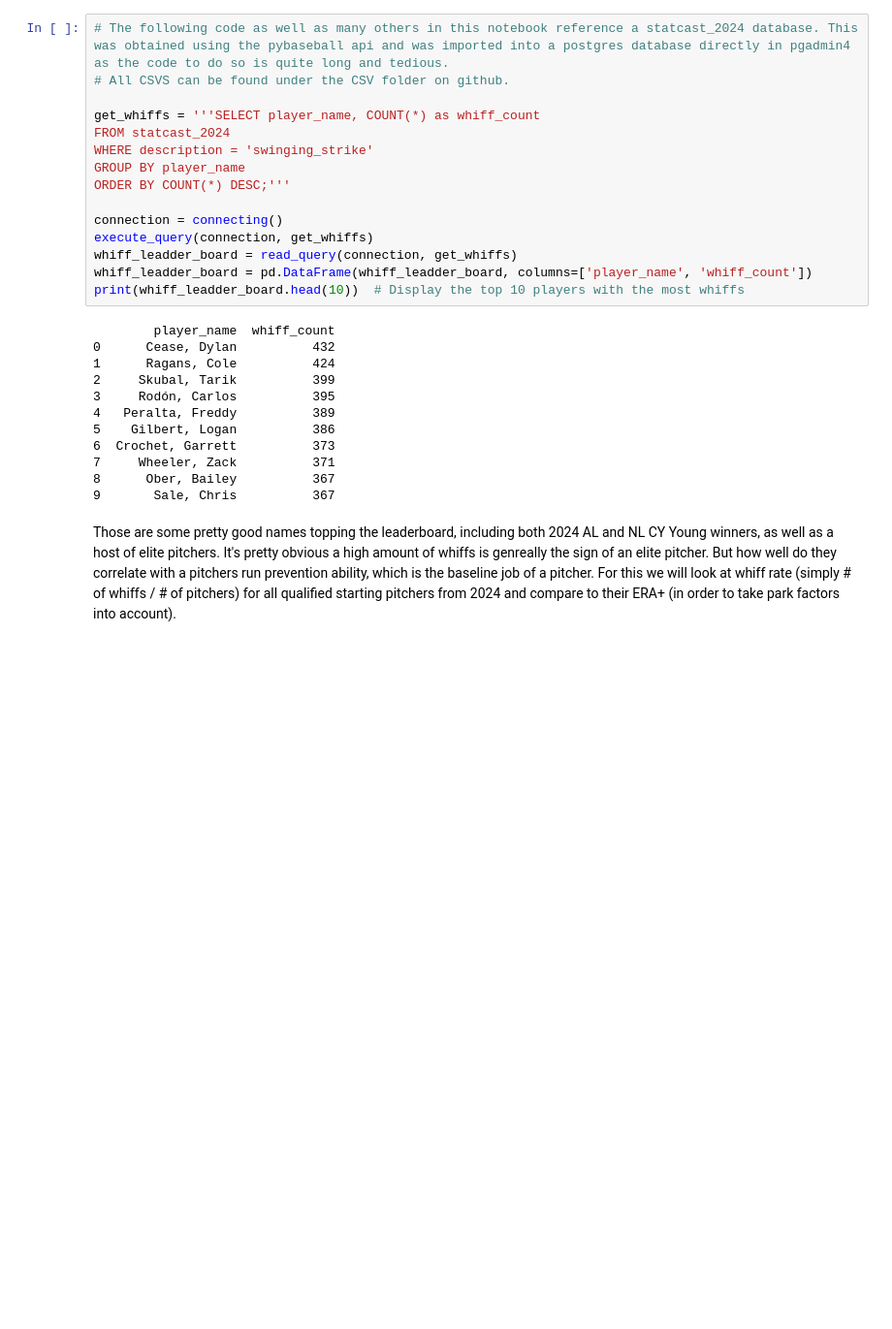
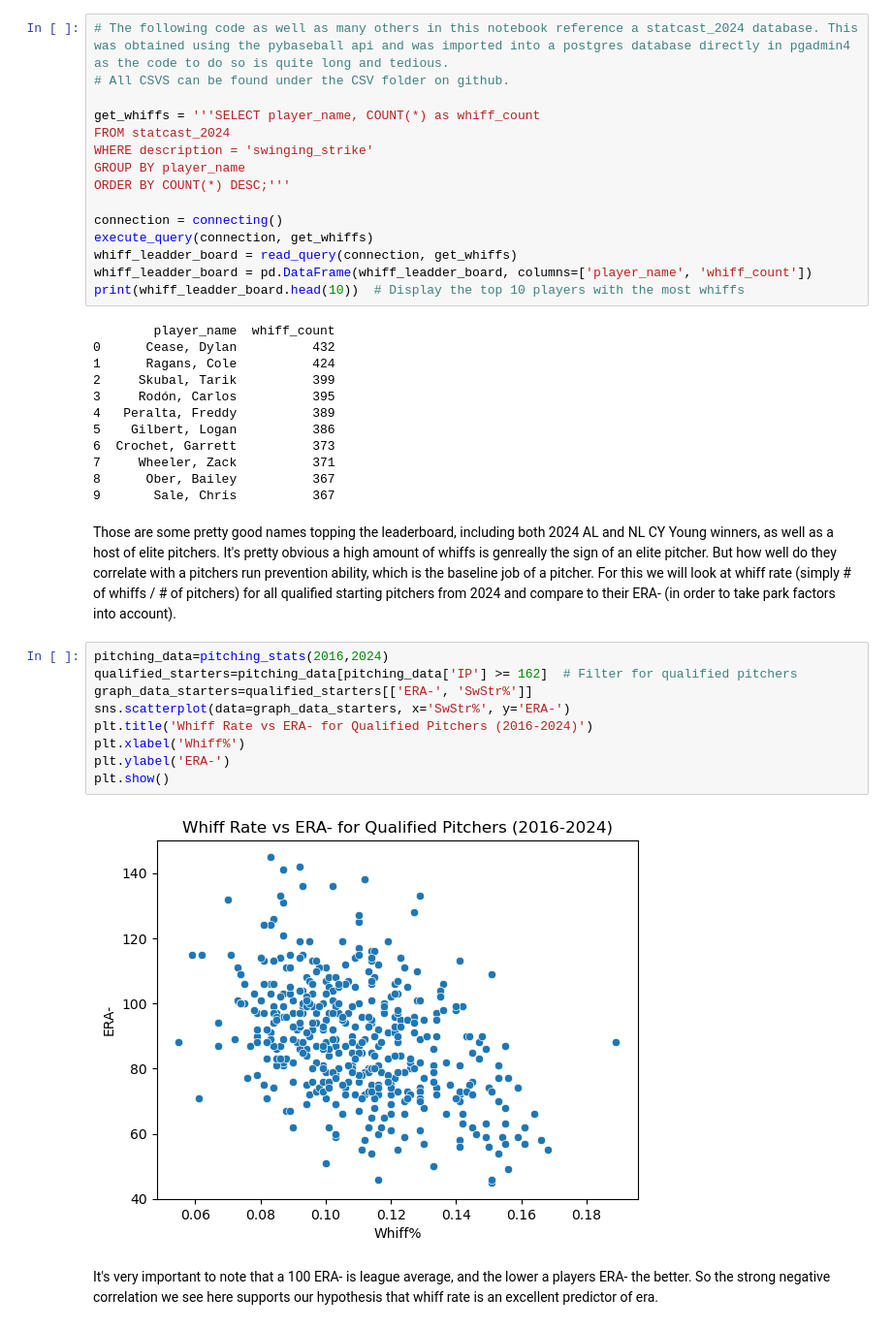
Before and after one commit to Ngilbert0807/Whiff-Analysis, a Jupyter notebook: Main Code/Report.ipynb, the cells around one changed output. Shown at 97% size. Cells and saved outputs as stored; diff of their text form; blank space fills up the shorter version.

```diff
--- a/Main Code/Report.ipynb
+++ b/Main Code/Report.ipynb
@@ -79,4 +80,17 @@ print(whiff_leadder_board.head(10))  # Display the top 10 players with the most
 8      Ober, Bailey          367
 9       Sale, Chris          367
 # %% [markdown]
-Those are some pretty good names topping the leaderboard, including both 2024 AL and NL CY Young winners, as well as a host of elite pitchers. It's pretty obvious a high amount of whiffs is genreally the sign of an elite pitcher. But how well do they correlate with a pitchers run prevention ability, which is the baseline job of a pitcher. For this we will look at whiff rate (simply # of whiffs / # of pitchers) for all qualified  starting pitchers from 2024 and compare to their ERA+ (in order to take park factors into account).
+Those are some pretty good names topping the leaderboard, including both 2024 AL and NL CY Young winners, as well as a host of elite pitchers. It's pretty obvious a high amount of whiffs is genreally the sign of an elite pitcher. But how well do they correlate with a pitchers run prevention ability, which is the baseline job of a pitcher. For this we will look at whiff rate (simply # of whiffs / # of pitchers) for all qualified  starting pitchers from 2024 and compare to their ERA- (in order to take park factors into account).
+# %%
+pitching_data=pitching_stats(2016,2024)
+qualified_starters=pitching_data[pitching_data['IP'] >= 162]  # Filter for qualified pitchers
+graph_data_starters=qualified_starters[['ERA-', 'SwStr%']]
+sns.scatterplot(data=graph_data_starters, x='SwStr%', y='ERA-')
+plt.title('Whiff Rate vs ERA- for Qualified Pitchers (2016-2024)')
+plt.xlabel('Whiff%')
+plt.ylabel('ERA-')
+plt.show()
+# %% [output]
+[figure, added]
+# %% [markdown]
+It's very important to note that a 100 ERA- is league average, and the lower a players ERA- the better. So the strong negative correlation we see here supports our hypothesis that whiff rate is an excellent predictor of era.
```
Also changed, not shown: parts of 5 cells of this notebook, 1 other file.
